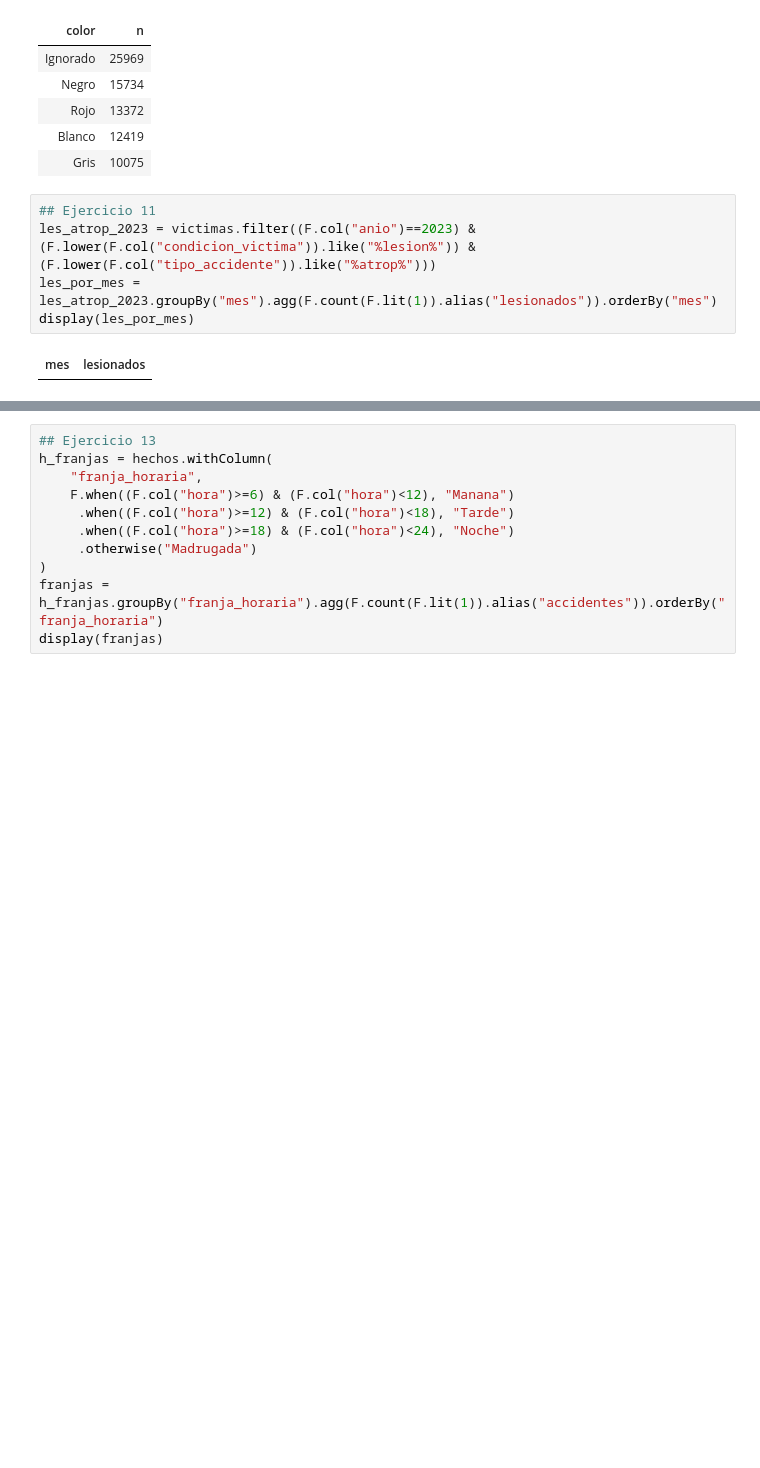
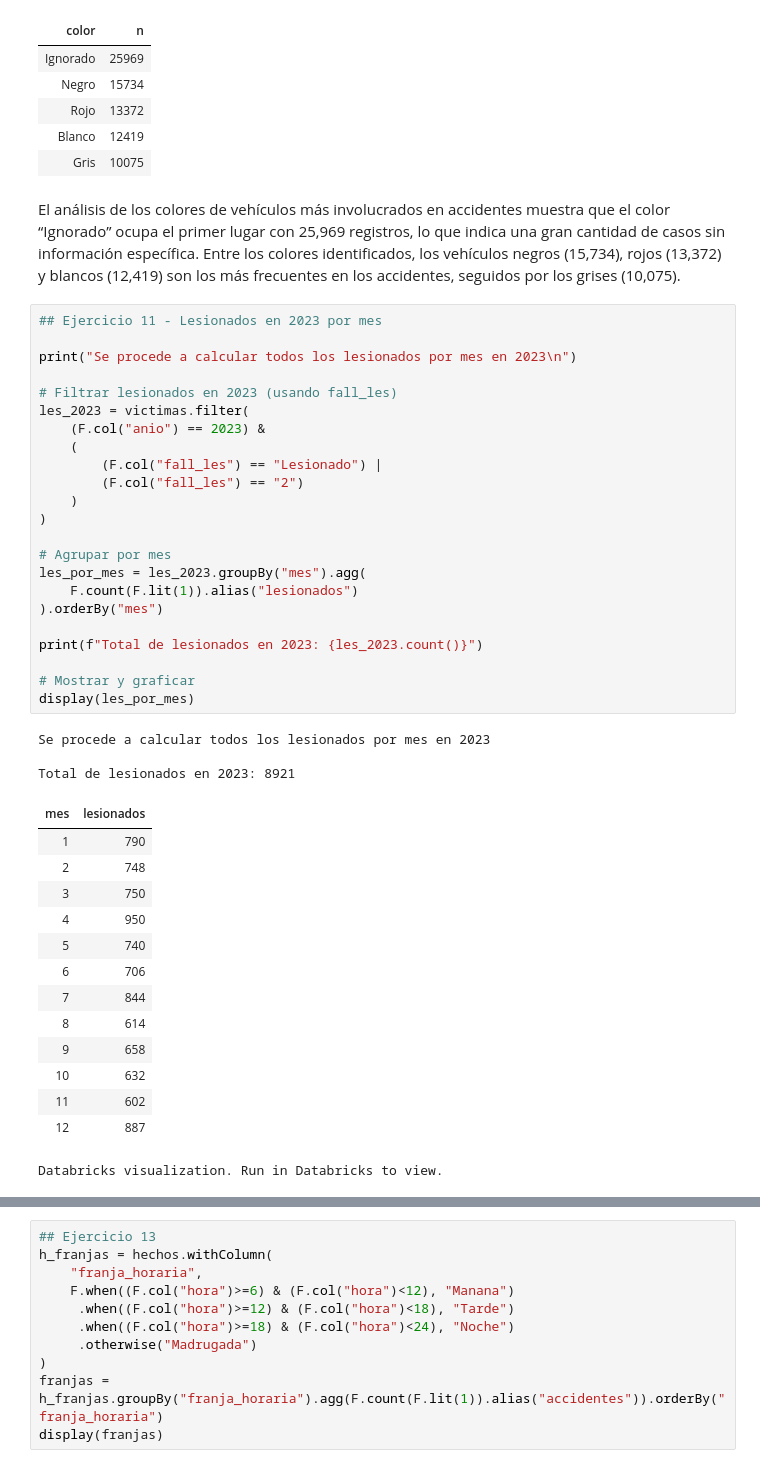
Before and after one commit to JavierC22153/Laboratorios_DataScience, a Jupyter notebook: notebooks/Lab8.ipynb, the cells around one changed output, grey strips where cells are left out. Cells and saved outputs as stored; diff of their text form; blank space fills up the shorter version.

Commit message:
Mejoras en ejercicios y análisis de resultados

```diff
--- a/notebooks/Lab8.ipynb
+++ b/notebooks/Lab8.ipynb
@@ -479,10 +502,46 @@ display(top_colores)
 | Rojo | 13372 |
 | Blanco | 12419 |
 | Gris | 10075 |
+# %% [markdown]
+El análisis de los colores de vehículos más involucrados en accidentes muestra que el color “Ignorado” ocupa el primer lugar con 25,969 registros, lo que indica una gran cantidad de casos sin información específica. Entre los colores identificados, los vehículos negros (15,734), rojos (13,372) y blancos (12,419) son los más frecuentes en los accidentes, seguidos por los grises (10,075).
 # %%
-## Ejercicio 11
-les_atrop_2023 = victimas.filter((F.col("anio")==2023) & (F.lower(F.col("condicion_victima")).like("%lesion%")) & (F.lower(F.col("tipo_accidente")).like("%atrop%")))
-les_por_mes = les_atrop_2023.groupBy("mes").agg(F.count(F.lit(1)).alias("lesionados")).orderBy("mes")
+## Ejercicio 11 - Lesionados en 2023 por mes
+
+print("Se procede a calcular todos los lesionados por mes en 2023\n")
+
+# Filtrar lesionados en 2023 (usando fall_les)
+les_2023 = victimas.filter(
+    (F.col("anio") == 2023) &
+    (
+        (F.col("fall_les") == "Lesionado") |
+        (F.col("fall_les") == "2")
+    )
+)
+
+# Agrupar por mes
+les_por_mes = les_2023.groupBy("mes").agg(
+    F.count(F.lit(1)).alias("lesionados")
+).orderBy("mes")
+
+print(f"Total de lesionados en 2023: {les_2023.count()}")
+
+# Mostrar y graficar
 display(les_por_mes)
 # %% [output]
+Se procede a calcular todos los lesionados por mes en 2023
+
+Total de lesionados en 2023: 8921
 | mes | lesionados |
+| 1 | 790 |
+| 2 | 748 |
+| 3 | 750 |
+| 4 | 950 |
+| 5 | 740 |
+| 6 | 706 |
+| 7 | 844 |
+| 8 | 614 |
+| 9 | 658 |
+| 10 | 632 |
+| 11 | 602 |
+| 12 | 887 |
+Databricks visualization. Run in Databricks to view.
```
Also changed, not shown: parts of 17 cells of this notebook.
